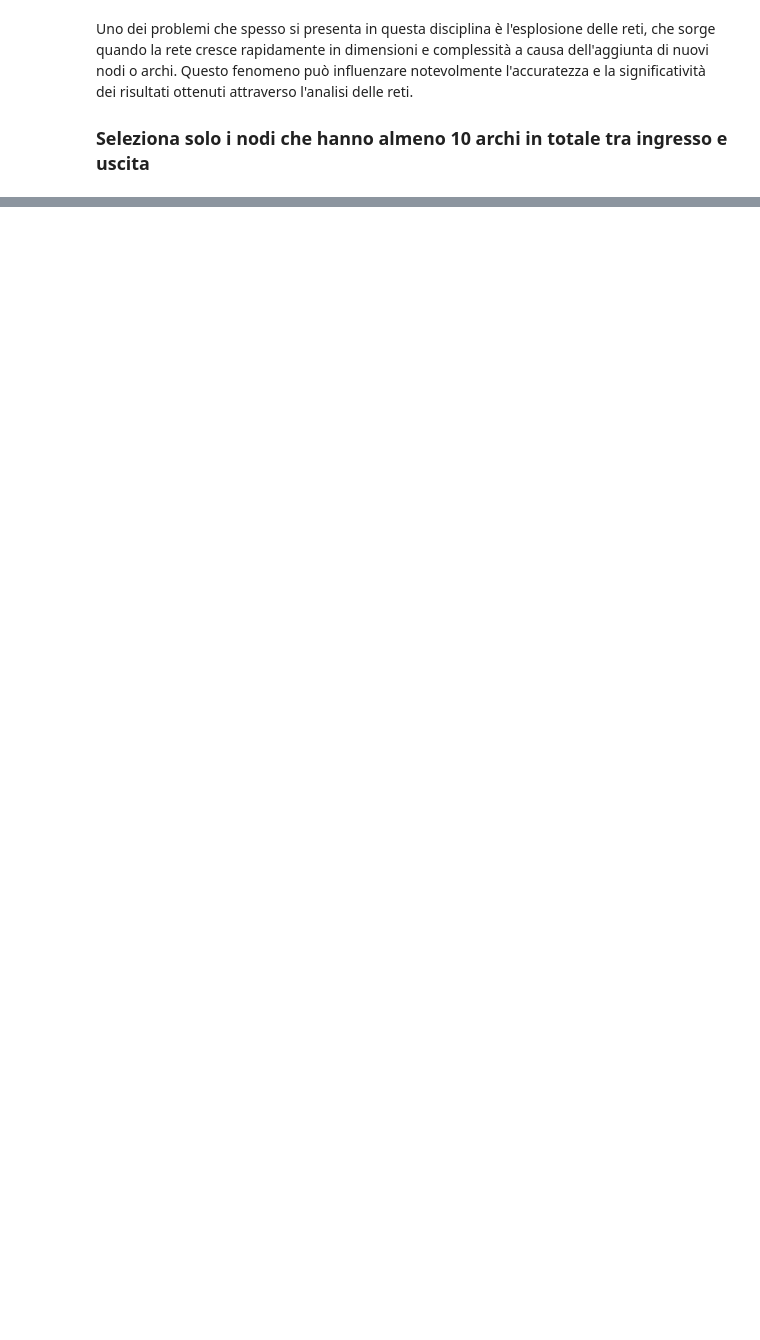
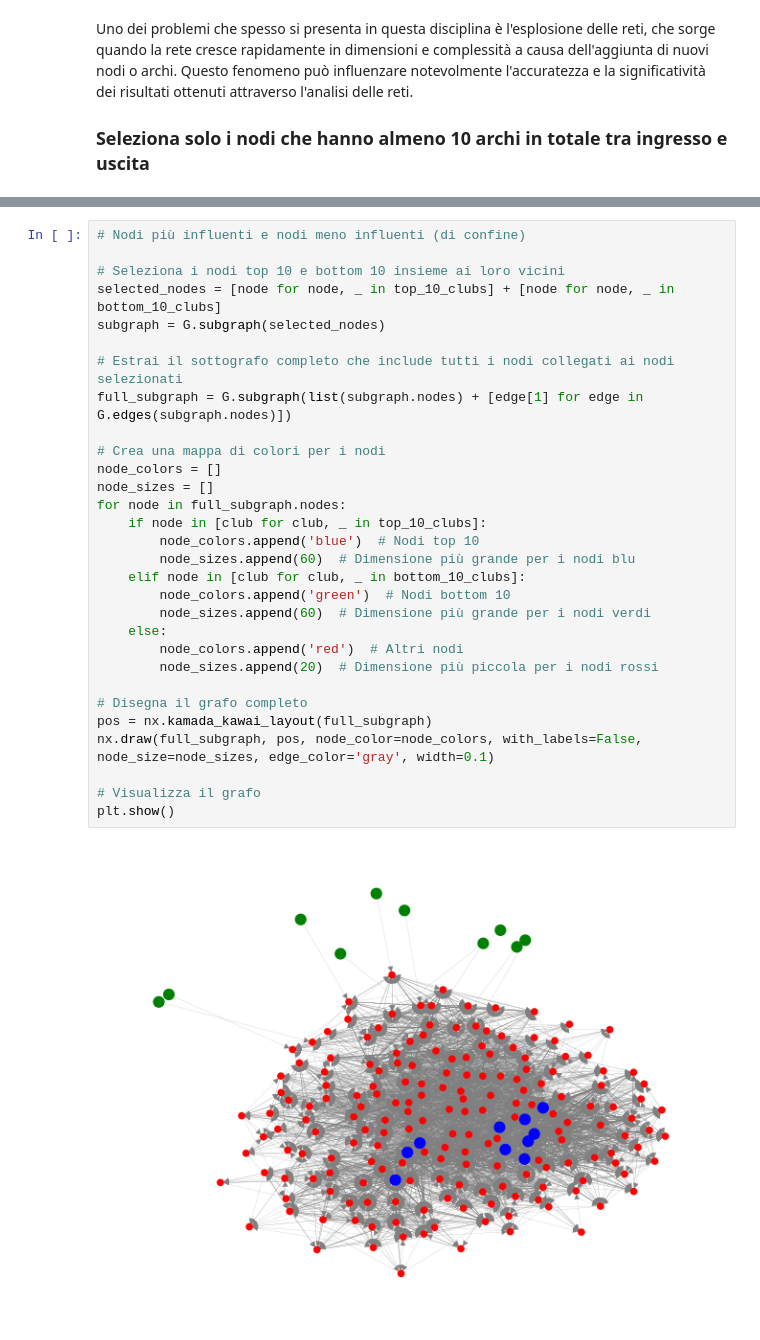
Before and after one commit to AleTouch98/SNA_Project, a Jupyter notebook: lettura_dataset.ipynb, the cells around one changed output, grey strips where cells are left out. Drawn from its saved outputs; the diff is of its cells as text; blank space fills up the shorter version.

```diff
--- a/lettura_dataset.ipynb
+++ b/lettura_dataset.ipynb
@@ -207,0 +252,32 @@ plt.show()
+# %%
+# Nodi più influenti e nodi meno influenti (di confine)
+
+# Seleziona i nodi top 10 e bottom 10 insieme ai loro vicini
+selected_nodes = [node for node, _ in top_10_clubs] + [node for node, _ in bottom_10_clubs]
+subgraph = G.subgraph(selected_nodes)
+
+# Estrai il sottografo completo che include tutti i nodi collegati ai nodi selezionati
+full_subgraph = G.subgraph(list(subgraph.nodes) + [edge[1] for edge in G.edges(subgraph.nodes)])
+
+# Crea una mappa di colori per i nodi
+node_colors = []
+node_sizes = []
+for node in full_subgraph.nodes:
+    if node in [club for club, _ in top_10_clubs]:
+        node_colors.append('blue')  # Nodi top 10
+        node_sizes.append(60)  # Dimensione più grande per i nodi blu
+    elif node in [club for club, _ in bottom_10_clubs]:
+        node_colors.append('green')  # Nodi bottom 10
+        node_sizes.append(60)  # Dimensione più grande per i nodi verdi
+    else:
+        node_colors.append('red')  # Altri nodi
+        node_sizes.append(20)  # Dimensione più piccola per i nodi rossi
+
+# Disegna il grafo completo
+pos = nx.kamada_kawai_layout(full_subgraph)
+nx.draw(full_subgraph, pos, node_color=node_colors, with_labels=False, node_size=node_sizes, edge_color='gray', width=0.1)
+
+# Visualizza il grafo
+plt.show()
+# %% [output]
+[figure, added]
```
Also changed, not shown: parts of 8 cells of this notebook.
